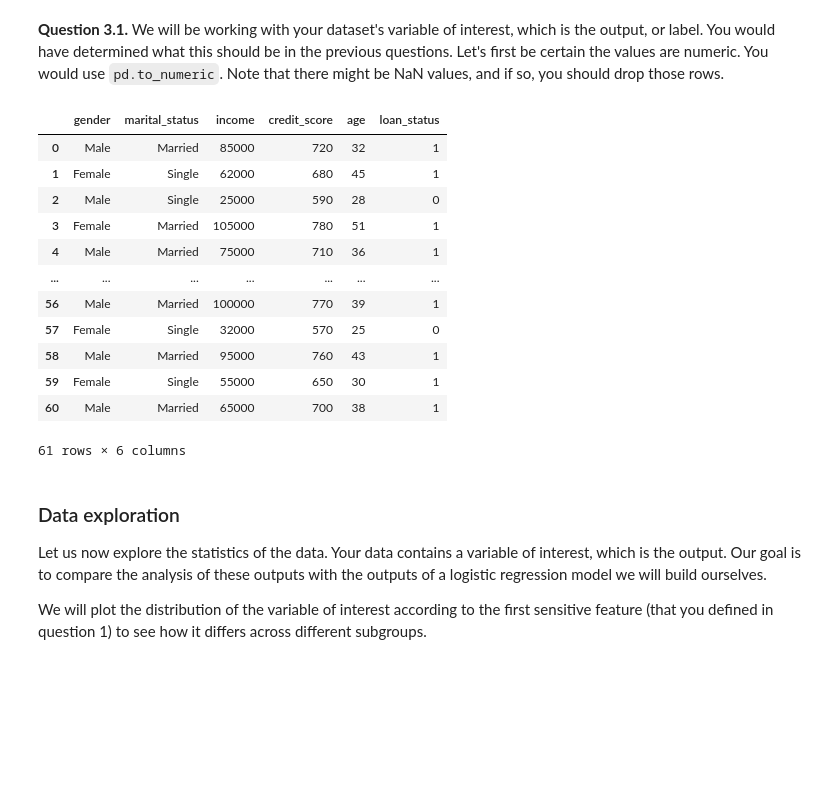
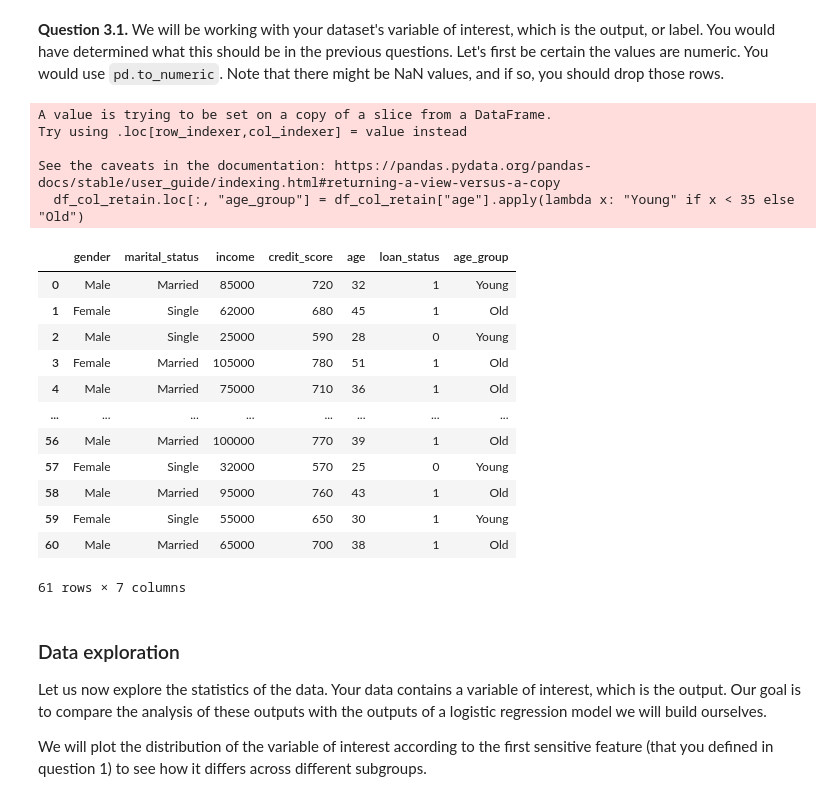
Before and after one commit to saharaKaulPersonal/CMPUT200AS2, a Jupyter notebook: A2.ipynb, the cells around one changed output. Cells and saved outputs as stored; diff of their text form; code cells hidden in the pictures; blank space fills up the shorter version.

```diff
--- a/A2.ipynb
+++ b/A2.ipynb
@@ -122,21 +122,28 @@ df_col_retain
 # %%
 # YOUR CODE HERE
 df_col_retain.loc[:,"loan_status"] = pd.to_numeric(df_col_retain["loan_status"], errors='coerce')
+df_col_retain.loc[:, "age_group"] = df_col_retain["age"].apply(lambda x: "Young" if x < 35 else "Old")
+df_init.loc[:, "age_group"] = df_init["age"].apply(lambda x: "Young" if x < 35 else "Old")
 df_col_retain
 # %% [output]
+A value is trying to be set on a copy of a slice from a DataFrame.
+Try using .loc[row_indexer,col_indexer] = value instead
+
+See the caveats in the documentation: https://pandas.pydata.org/pandas-docs/stable/user_guide/indexing.html#returning-a-view-versus-a-copy
+  df_col_retain.loc[:, "age_group"] = df_col_retain["age"].apply(lambda x: "Young" if x < 35 else "Old")
-|  | gender | marital_status | income | credit_score | age | loan_status |
-| 0 | Male | Married | 85000 | 720 | 32 | 1 |
-| 1 | Female | Single | 62000 | 680 | 45 | 1 |
-| 2 | Male | Single | 25000 | 590 | 28 | 0 |
-| 3 | Female | Married | 105000 | 780 | 51 | 1 |
-| 4 | Male | Married | 75000 | 710 | 36 | 1 |
-| ... | ... | ... | ... | ... | ... | ... |
-| 56 | Male | Married | 100000 | 770 | 39 | 1 |
-| 57 | Female | Single | 32000 | 570 | 25 | 0 |
-| 58 | Male | Married | 95000 | 760 | 43 | 1 |
-| 59 | Female | Single | 55000 | 650 | 30 | 1 |
-| 60 | Male | Married | 65000 | 700 | 38 | 1 |
+|  | gender | marital_status | income | credit_score | age | loan_status | age_group |
+| 0 | Male | Married | 85000 | 720 | 32 | 1 | Young |
+| 1 | Female | Single | 62000 | 680 | 45 | 1 | Old |
+| 2 | Male | Single | 25000 | 590 | 28 | 0 | Young |
+| 3 | Female | Married | 105000 | 780 | 51 | 1 | Old |
+| 4 | Male | Married | 75000 | 710 | 36 | 1 | Old |
+| ... | ... | ... | ... | ... | ... | ... | ... |
+| 56 | Male | Married | 100000 | 770 | 39 | 1 | Old |
+| 57 | Female | Single | 32000 | 570 | 25 | 0 | Young |
+| 58 | Male | Married | 95000 | 760 | 43 | 1 | Old |
+| 59 | Female | Single | 55000 | 650 | 30 | 1 | Young |
+| 60 | Male | Married | 65000 | 700 | 38 | 1 | Old |
-61 rows × 6 columns
+61 rows × 7 columns
 # %% [markdown]
 ### Data exploration
 Let us now explore the statistics of the data.  Your data contains a variable of interest, which is the output.  Our goal is to compare the analysis of these outputs with the outputs of a logistic regression model we will build ourselves.
```
Also changed, not shown: parts of 6 cells of this notebook.
